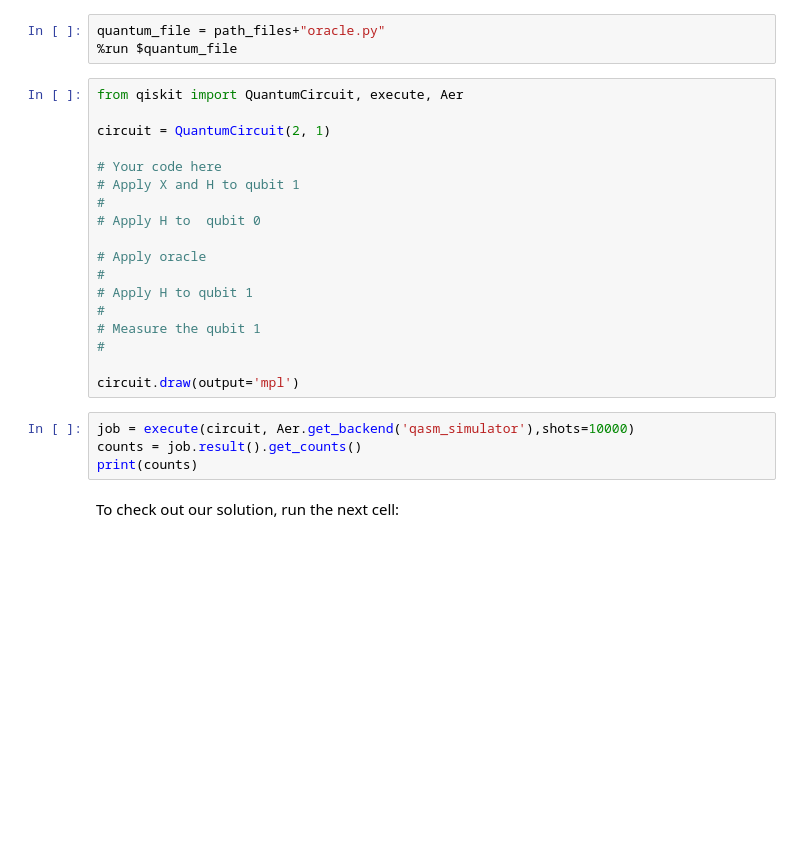
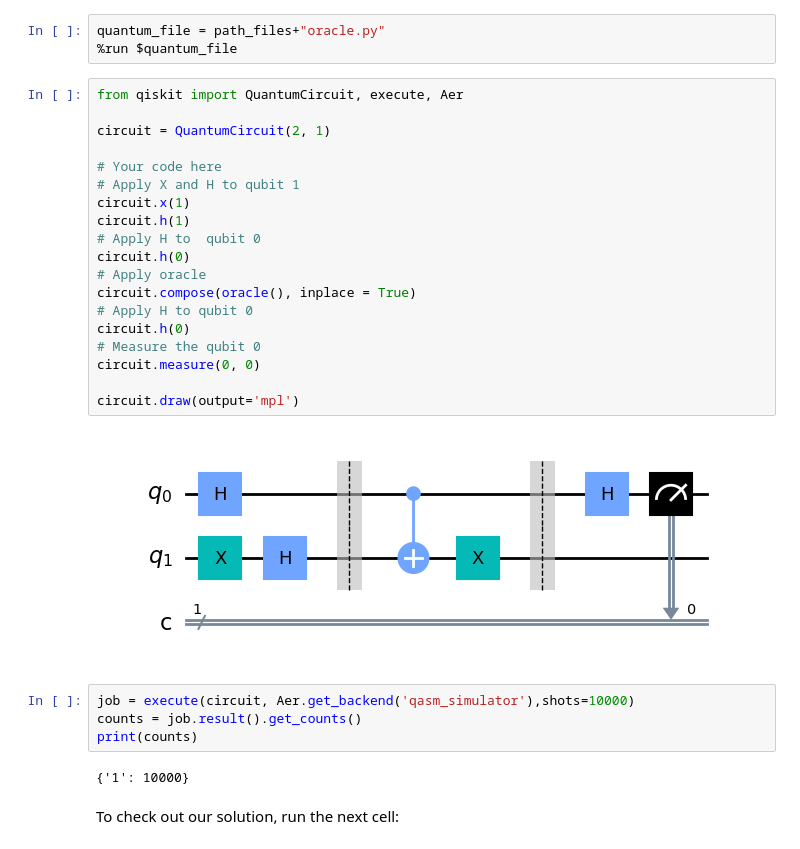
Before and after one commit to james-lucius/qureca_ADEQUATE, a Jupyter notebook: M3_211_Deutsch_Algorithm_Exercise.ipynb, the cells around one changed output. Saved outputs shown, nothing was run; the diff lists cells and outputs as text; blank space fills up the shorter version.

```diff
--- a/M3_211_Deutsch_Algorithm_Exercise.ipynb
+++ b/M3_211_Deutsch_Algorithm_Exercise.ipynb
@@ -100,25 +100,30 @@ quantum_file = path_files+"oracle.py"
 # %%
 from qiskit import QuantumCircuit, execute, Aer
 
 circuit = QuantumCircuit(2, 1)
 
 # Your code here
 # Apply X and H to qubit 1
-#
+circuit.x(1)
+circuit.h(1)
 # Apply H to  qubit 0
-
+circuit.h(0)
 # Apply oracle
-#
-# Apply H to qubit 1
-#
-# Measure the qubit 1
-#
+circuit.compose(oracle(), inplace = True)
+# Apply H to qubit 0
+circuit.h(0)
+# Measure the qubit 0
+circuit.measure(0, 0)
 
 circuit.draw(output='mpl')
+# %% [output]
+[figure, added]
 # %%
 job = execute(circuit, Aer.get_backend('qasm_simulator'),shots=10000)
 counts = job.result().get_counts()
 print(counts)
+# %% [output]
+{'1': 10000}
 # %% [markdown]
 To check out our solution, run the next cell:
 # %%
```
Also changed, not shown: parts of 2 cells of this notebook.
